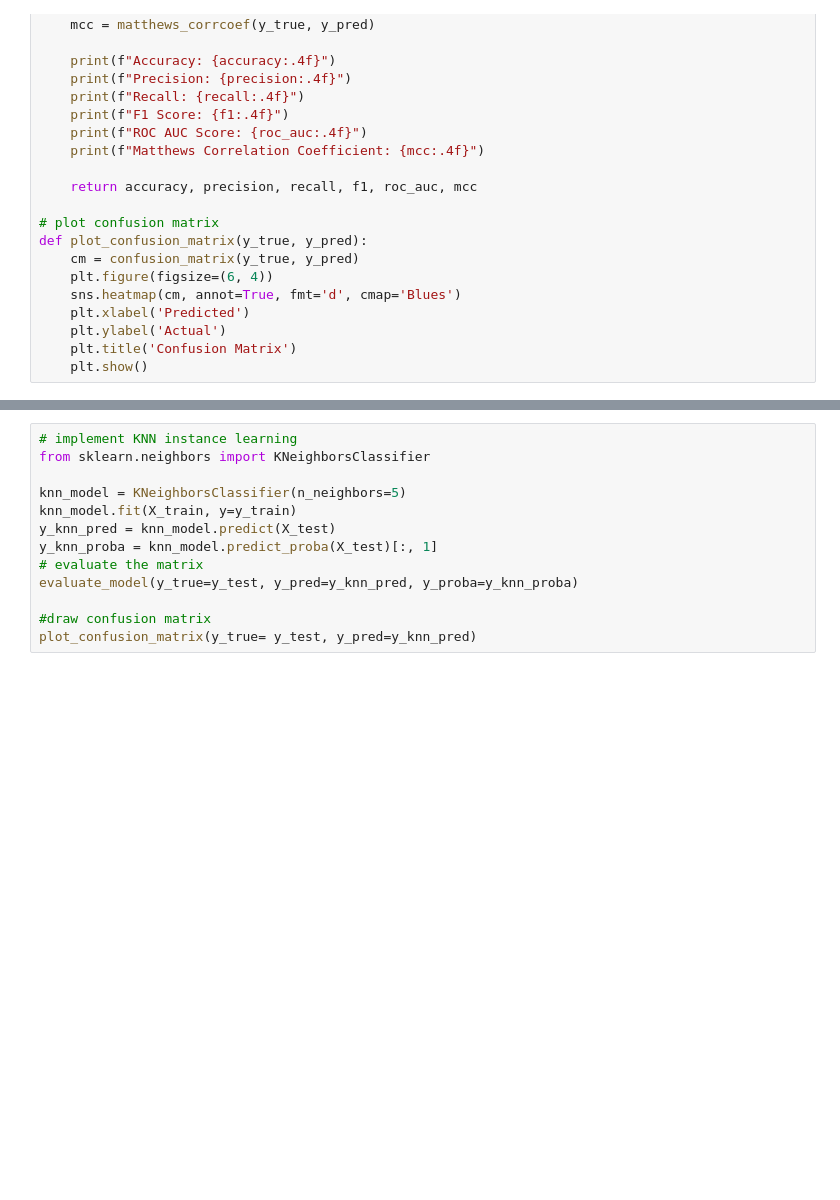
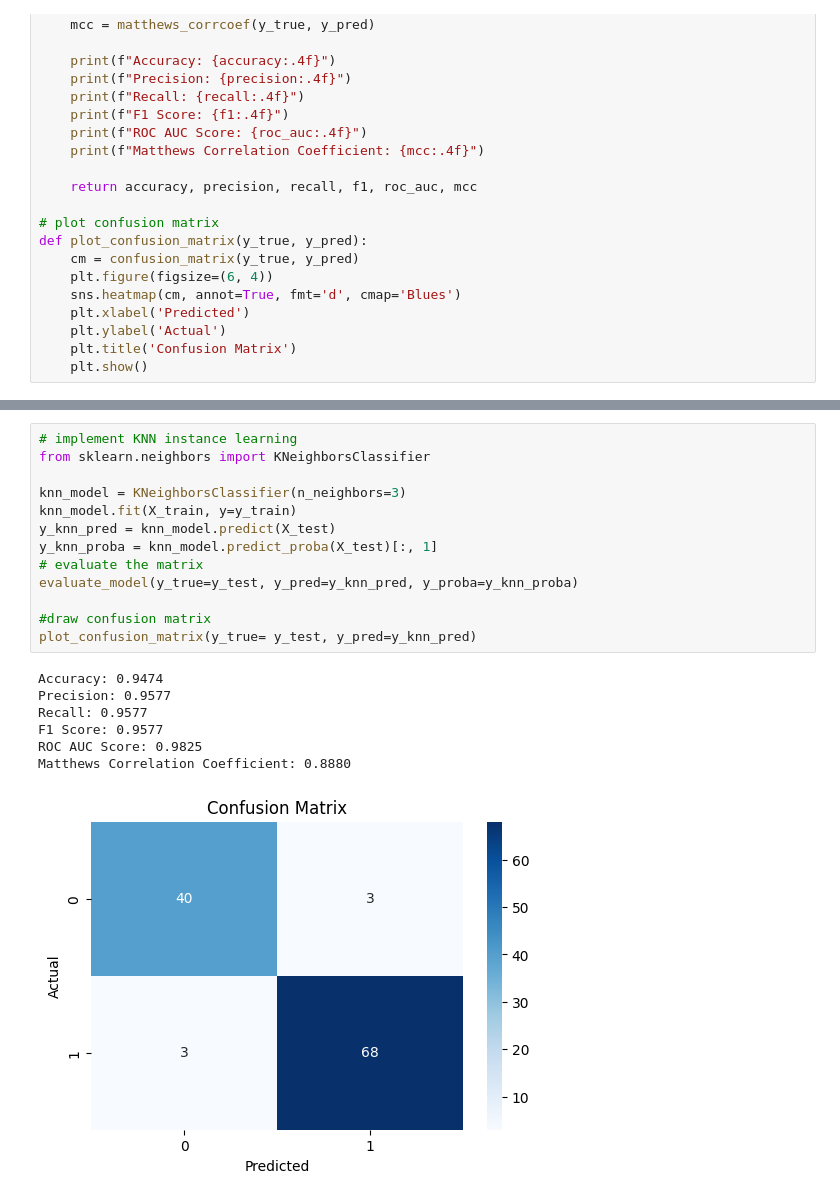
Before and after one commit to dvipin2/ml-assignment, a Jupyter notebook: 2025aa05527_ml_assignment_2.ipynb, the cells around one changed output, grey strips where cells are left out. Saved outputs shown, nothing was run; the diff lists cells and outputs as text; blank space fills up the shorter version.

```diff
--- a/2025aa05527_ml_assignment_2.ipynb
+++ b/2025aa05527_ml_assignment_2.ipynb
@@ -103,15 +168,23 @@ joblib.dump(dcf, "model/dcf_model.pkl")
 # %%
 # implement KNN instance learning
 from sklearn.neighbors import KNeighborsClassifier
 
-knn_model = KNeighborsClassifier(n_neighbors=5)
+knn_model = KNeighborsClassifier(n_neighbors=3)
 knn_model.fit(X_train, y=y_train)
 y_knn_pred = knn_model.predict(X_test)
 y_knn_proba = knn_model.predict_proba(X_test)[:, 1]
 # evaluate the matrix
 evaluate_model(y_true=y_test, y_pred=y_knn_pred, y_proba=y_knn_proba)
 
 #draw confusion matrix
 plot_confusion_matrix(y_true= y_test, y_pred=y_knn_pred)
+# %% [output]
+Accuracy: 0.9474
+Precision: 0.9577
+Recall: 0.9577
+F1 Score: 0.9577
+ROC AUC Score: 0.9825
+Matthews Correlation Coefficient: 0.8880
+[figure, added]
 # %%
 joblib.dump(knn_model, "model/knn_model.pkl")
```
Also changed, not shown: parts of 15 cells of this notebook, 6 other files.
